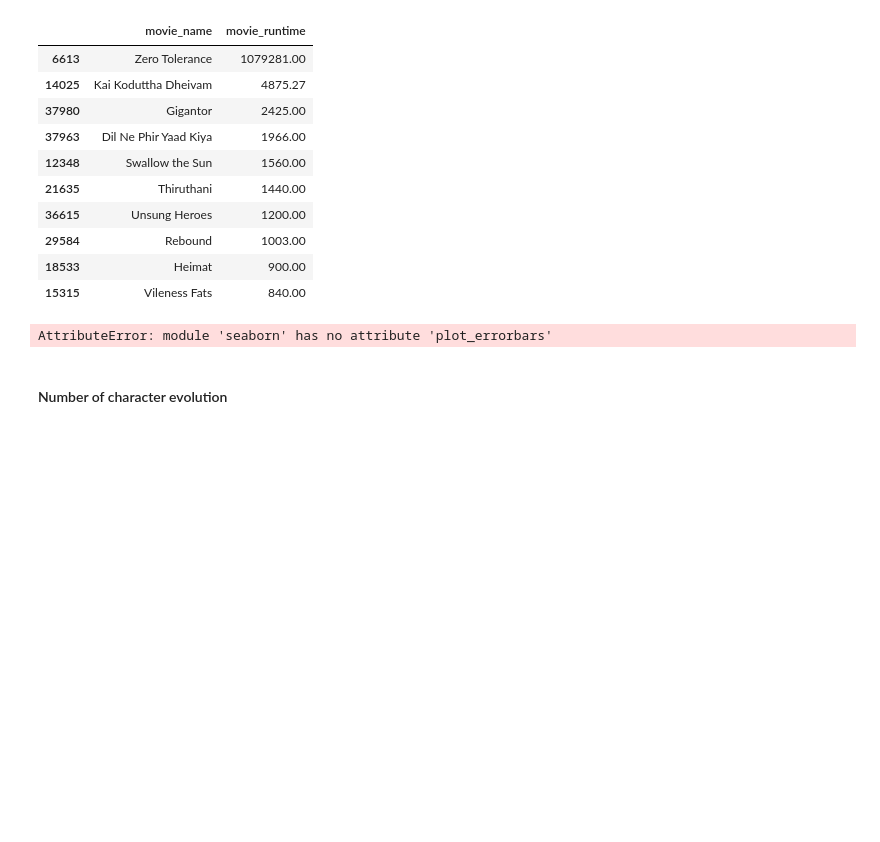
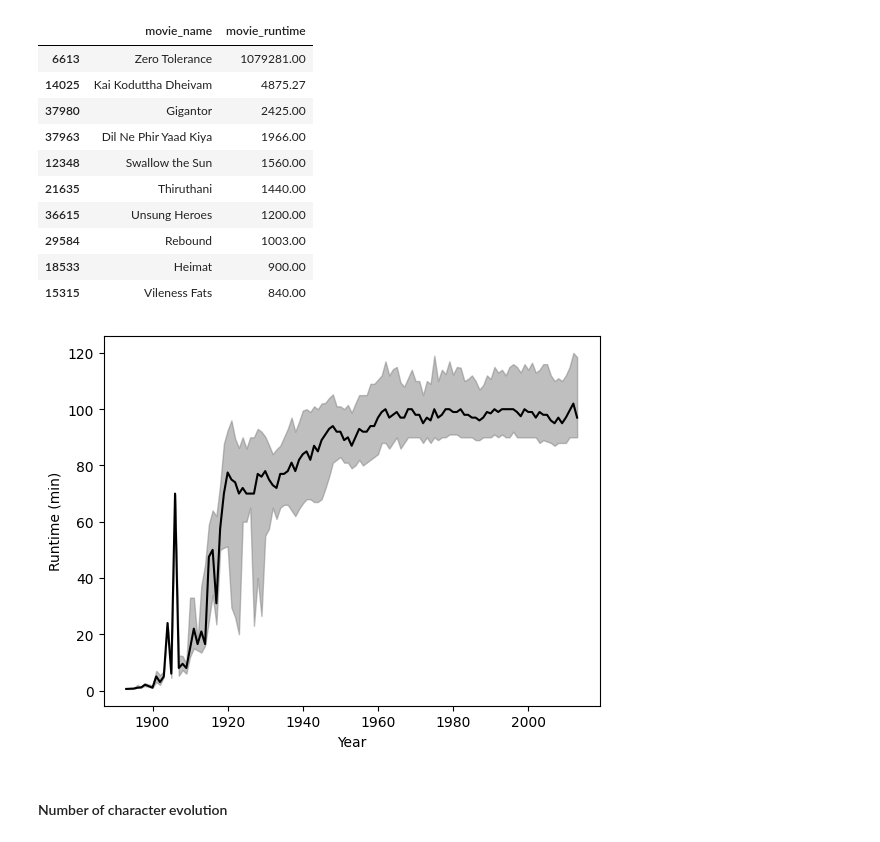
Before and after one commit to epfl-ada/ada-2022-project-r4d4r, a Jupyter notebook: main.ipynb, the cells around one changed output. Saved outputs shown, nothing was run; the diff lists cells and outputs as text; code cells hidden in the pictures; blank space fills up the shorter version.

Commit message:
percentile graph

```diff
--- a/main.ipynb
+++ b/main.ipynb
@@ -128,12 +128,27 @@ df_r1.sort_values("movie_runtime", ascending=False)[["movie_name", "movie_runtim
 df_runtime = df_r1[df_r1["movie_runtime"] < 450]
 # %%
 df_runtime.boxplot(column="movie_runtime", by="release_year", figsize=(20, 10), showfliers=False, style=".", grid=False)
-# %%
-# Tries to plot the runtime evolution with seaborn
-import seaborn as sns
-sns.plot_errorbars(x="release_year", y="movie_runtime", data=df_runtime, estimator="median", errobar=("pi",0.5))
-# %% [output]
-AttributeError: module 'seaborn' has no attribute 'plot_errorbars'
+# %%
+# Tries to plot the runtime evolution with seaborn
+import seaborn as sns
+#sns.plot_errorbars(x="release_year", y="movie_runtime", data=df_runtime, estimator="median", errobar=("pi",0.5))
+
+#df_runtime.groupby("release_year")["movie_runtime"].median().plot()
+df_runtim_gp = df_runtime.groupby("release_year")
+a = df_runtim_gp.describe()["movie_runtime"]
+plt.fill_between(a.index, a["25%"], a["75%"], alpha = 0.5, color = 'gray')
+plt.plot(a["50%"], color = 'black')
+plt.xlabel('Year')
+plt.ylabel('Runtime (min)')
+plt.show()
+# plt.fill_between(stats_by_year.index, stats_by_year.average_worldwide_gross - stats_by_year.std_dev_worldwide_gross,
+#                  stats_by_year.average_worldwide_gross + stats_by_year.std_dev_worldwide_gross, alpha = 0.5, color = 'gray')
+# plt.plot(stats_by_year.average_worldwide_gross, color = 'black')
+
+# plt.xlabel('Year')
+# plt.ylabel('Worldwide gross revenue')
+# %% [output]
+[figure, added]
 # %% [markdown]
 #### Number of character evolution
 # %%
```
